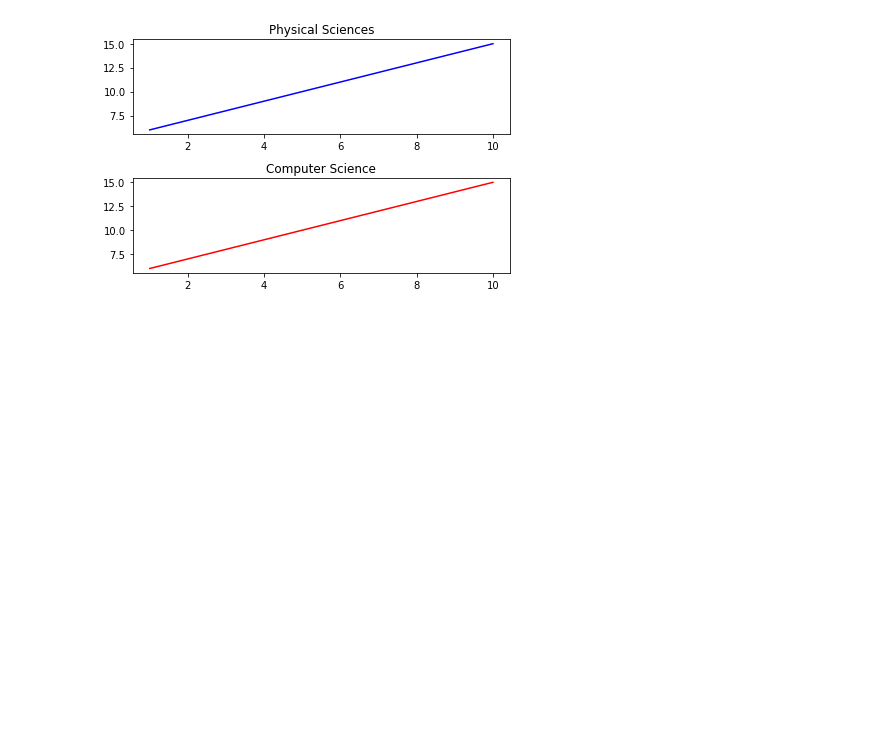
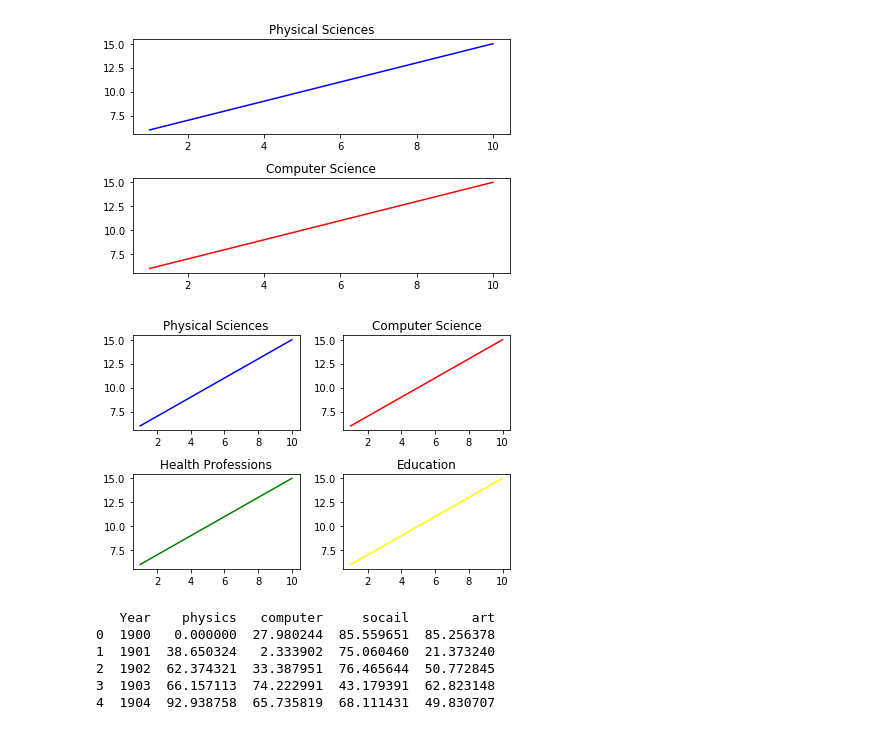
Before and after one commit to psy007/Data-Analysis-Garbage, a Jupyter notebook: Data visualization Bokeh.ipynb, the cells around one changed output. Cells and saved outputs as stored; diff of their text form; code cells hidden in the pictures; blank space fills up the shorter version.

Commit message:
Bokeh in progress

```diff
--- a/Data visualization Bokeh.ipynb
+++ b/Data visualization Bokeh.ipynb
@@ -50,32 +50,51 @@ plt.show()
 # %%
 # Create a figure with 2x2 subplot layout and make the top left subplot
 plt.subplot(2,2,1)
 
 # Plot in blue the % of degrees awarded to women in the Physical Sciences
 plt.plot(list1, list2, color='blue')
 plt.title('Physical Sciences')
 
 # Make the top right subplot active in the current 2x2 subplot grid
 plt.subplot(2,2,2)
 
 # Plot in red the % of degrees awarded to women in Computer Science
-plt.plot(year, computer_science, color='red')
+plt.plot(list1, list2, color='red')
 plt.title('Computer Science')
 
 # Make the bottom left subplot active in the current 2x2 subplot grid
 plt.subplot(2,2,3)
 
 # Plot in green the % of degrees awarded to women in Health Professions
-plt.plot(year, health, color='green')
+plt.plot(list1,list2, color='green')
 plt.title('Health Professions')
 
 # Make the bottom right subplot active in the current 2x2 subplot grid
 plt.subplot(2,2,4)
 
 # Plot in yellow the % of degrees awarded to women in Education
-plt.plot(year, education, color='yellow')
+plt.plot(list1, list2, color='yellow')
 plt.title('Education')
 
 # Improve the spacing between subplots and display them
 plt.tight_layout()
 plt.show()
+# %% [output]
+[figure, added]
+# %%
+import pandas as pd
+df= pd.read_csv('bokeh.csv')
+df.set_index('Year')
+print(df.head())
+year = df['Year']
+computer_science = df['computer']
+physical_sciences = df['physics']
+health = df['socail']
+education = df['art']
+# %% [output]
+   Year    physics   computer     socail        art
+0  1900   0.000000  27.980244  85.559651  85.256378
+1  1901  38.650324   2.333902  75.060460  21.373240
+2  1902  62.374321  33.387951  76.465644  50.772845
+3  1903  66.157113  74.222991  43.179391  62.823148
+4  1904  92.938758  65.735819  68.111431  49.830707
```
Also changed, not shown: parts of 3 cells of this notebook, 3 other files.
